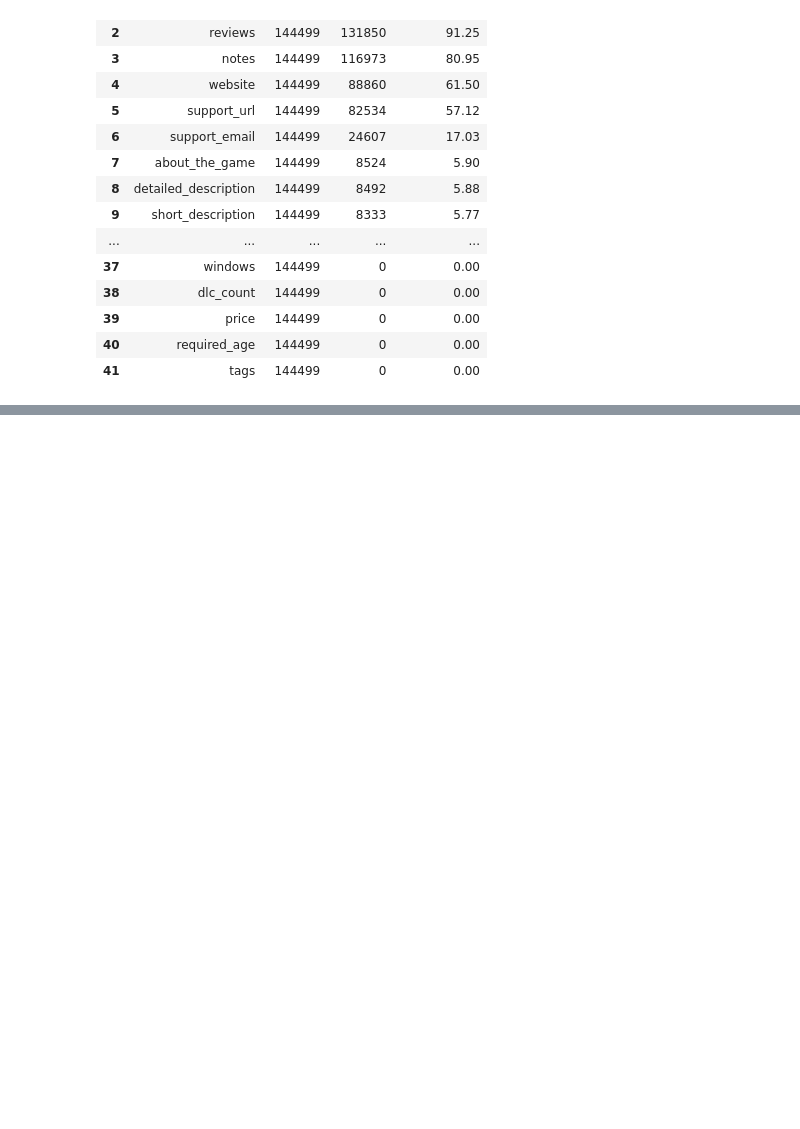
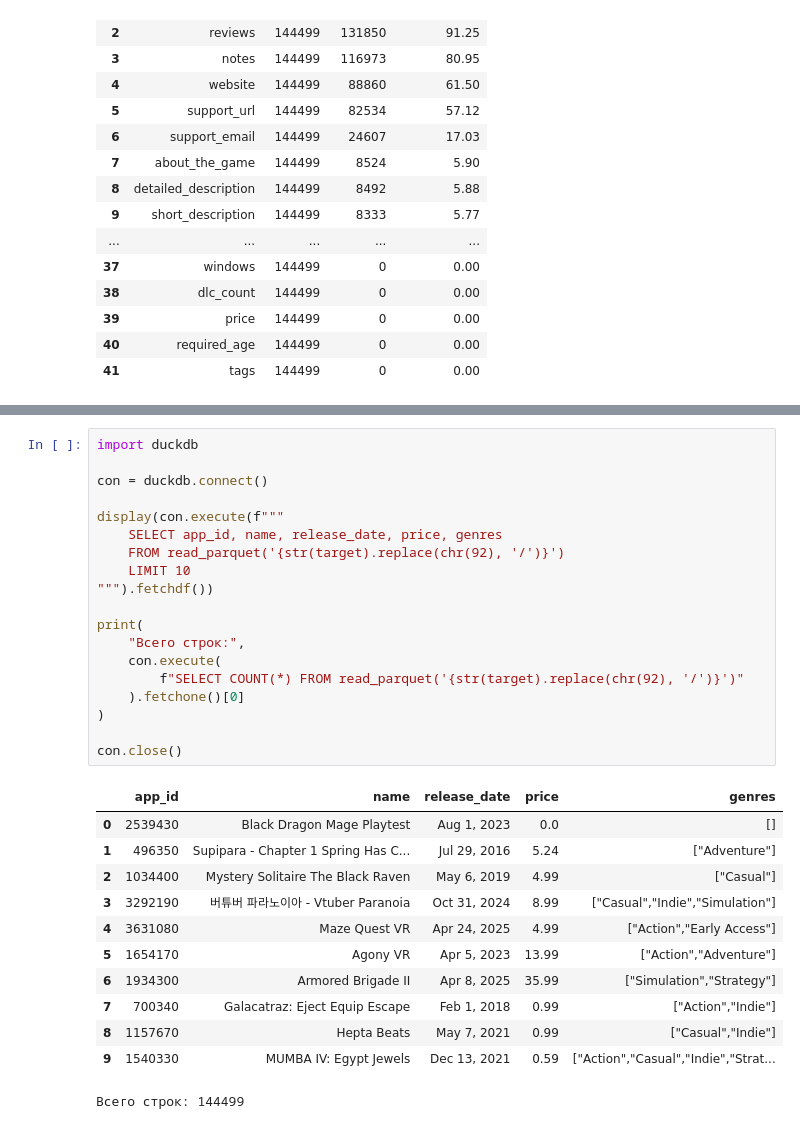
Before and after one commit to Dani-ldyaev/gaming-data-analysis, a Jupyter notebook: notebooks/02_data_preparation.ipynb, the cells around one changed output, grey strips where cells are left out. Saved outputs shown, nothing was run; the diff lists cells and outputs as text; blank space fills up the shorter version.

```diff
--- a/notebooks/02_data_preparation.ipynb
+++ b/notebooks/02_data_preparation.ipynb
@@ -725,0 +1877,32 @@ steam_missing_report.to_csv(
+# %%
+import duckdb
+
+con = duckdb.connect()
+
+display(con.execute(f"""
+    SELECT app_id, name, release_date, price, genres
+    FROM read_parquet('{str(target).replace(chr(92), '/')}')
+    LIMIT 10
+""").fetchdf())
+
+print(
+    "Всего строк:",
+    con.execute(
+        f"SELECT COUNT(*) FROM read_parquet('{str(target).replace(chr(92), '/')}')"
+    ).fetchone()[0]
+)
+
+con.close()
+# %% [output]
+|  | app_id | name | release_date | price | genres |
+| 0 | 2539430 | Black Dragon Mage Playtest | Aug 1, 2023 | 0.0 | [] |
+| 1 | 496350 | Supipara - Chapter 1 Spring Has C... | Jul 29, 2016 | 5.24 | ["Adventure"] |
+| 2 | 1034400 | Mystery Solitaire The Black Raven | May 6, 2019 | 4.99 | ["Casual"] |
+| 3 | 3292190 | 버튜버 파라노이아 - Vtuber Paranoia | Oct 31, 2024 | 8.99 | ["Casual","Indie","Simulation"] |
+| 4 | 3631080 | Maze Quest VR | Apr 24, 2025 | 4.99 | ["Action","Early Access"] |
+| 5 | 1654170 | Agony VR | Apr 5, 2023 | 13.99 | ["Action","Adventure"] |
+| 6 | 1934300 | Armored Brigade II | Apr 8, 2025 | 35.99 | ["Simulation","Strategy"] |
+| 7 | 700340 | Galacatraz: Eject Equip Escape | Feb 1, 2018 | 0.99 | ["Action","Indie"] |
+| 8 | 1157670 | Hepta Beats | May 7, 2021 | 0.99 | ["Casual","Indie"] |
+| 9 | 1540330 | MUMBA IV: Egypt Jewels | Dec 13, 2021 | 0.59 | ["Action","Casual","Indie","Strat... |
+Всего строк: 144499
```
Also changed, not shown: parts of 19 cells of this notebook, 10 other files.
